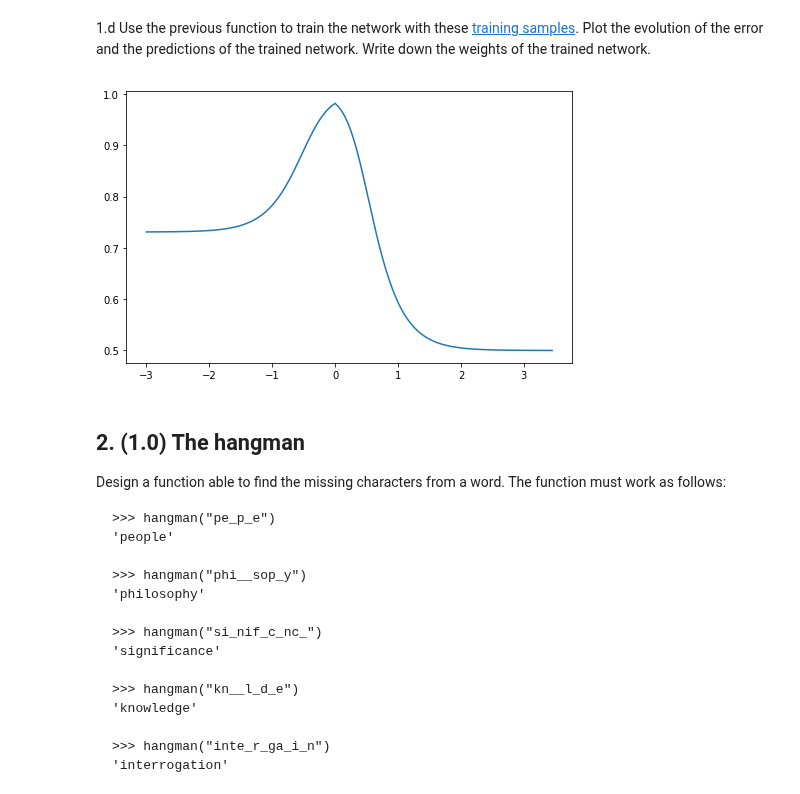
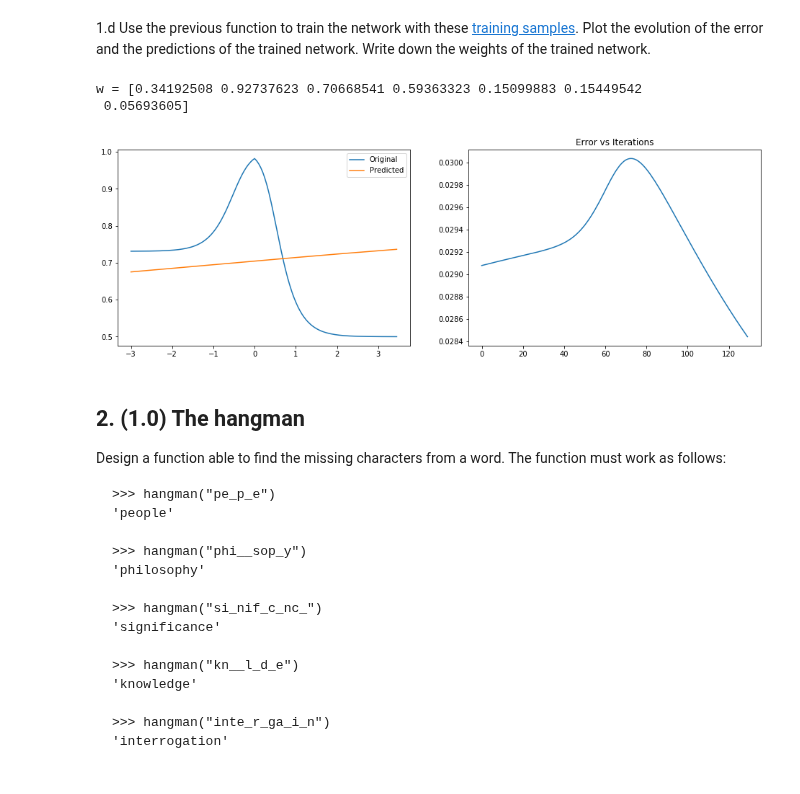
Before and after one commit to ingJSNA/machineLearning2018, a Jupyter notebook: assign4/ml-assign4-jsnavarroa.ipynb, the cells around one changed output. Saved outputs shown, nothing was run; the diff lists cells and outputs as text; code cells hidden in the pictures.

Commit message:
Implement backpropagation and train step

```diff
--- a/assign4/ml-assign4-jsnavarroa.ipynb
+++ b/assign4/ml-assign4-jsnavarroa.ipynb
@@ -71,7 +69,7 @@ def forward_propagate(x, w):
     a5 = x
     z5 = a5
 
-    a[2:4] = z5 * w[5:7]
+    a[2:4] = np.dot(z5, w[5:7])
     z[2:4] = vSigmoid(a[2:4])
     a3, a4 = a[2:4]
     z3, z4 = z[2:4]
@@ -146,29 +209,59 @@ def train_step(x, y, w, eta):
 # %% [markdown]
 1.d Use the previous function to train the network with these [training samples](http://fagonzalezo.github.io/ml/samples_assign4.txt).  Plot the evolution of the error and the predictions of the trained network. Write down the weights of the trained network.
-# %%
-path = get_file(os.path.abspath("./samples_assign4.txt"),
-                origin="http://fagonzalezo.github.io/ml/samples_assign4.txt" )
-
- # Read the file
-data = pd.read_csv(path, sep=" ", header=None)
-
-
-X = data.values[:, 0]
-Y = data.values[:, 1]
-
-fig, (ax) = plt.subplots(1, 1, figsize=(8, 5))
-ax.plot(X, Y)
-plt.show()
-# %% [output]
-[figure, removed]
-# %%
-Y_pred = np.array([])
-w = np.random.rand(7)
-for x, y_true in zip(X, Y):
-    a, z = forward_propagate(x, w)
-    z1 = z[0]
-    y_pred = z1
-    delta = bp(x, y_pred, w)
+# %%
+from sklearn.metrics import mean_squared_error
+
+# Get the data set
+path = get_file(os.path.abspath("./samples_assign4.txt"),
+                origin="http://fagonzalezo.github.io/ml/samples_assign4.txt" )
+
+data = pd.read_csv(path, sep=" ", header=None)
+
+X = data.values[:, 0]
+Y = data.values[:, 1]
+
+# Classification function
+def predict(X, w):
+    Y_pred = []
+    for x in X:
+        a, z = forward_propagate(x, w)
+        Y_pred.append(z[0])
+    return Y_pred
+
+# Error function
+def evalOnDataSet(X, Y, w):
+    Y_pred = predict(X, w)
+    return mean_squared_error(Y, Y_pred)
+
+# Train the network
+np.random.seed(42)
+eta = 0.01
+w = np.random.rand(7)
+
+error = []
+for epoch in range(1):
+    for x, y in zip(X, Y):
+        w = train_step(x, y, w, eta)
+        error.append(evalOnDataSet(X, Y, w))
+
+print("w =", w)
+
+Y_pred = predict(X, w)
+
+# Plot the predictions
+fig, (ax1, ax2) = plt.subplots(1, 2, figsize=(8*2, 5))
+ax1.plot(X, Y, label='Original')
+ax1.plot(X, Y_pred, label='Predicted')
+ax1.legend()
+
+ax2.set_title("Error vs Iterations")
+ax2.plot(range(len(error)), error)
+
+plt.show()
+# %% [output]
+w = [0.34192508 0.92737623 0.70668541 0.59363323 0.15099883 0.15449542
+ 0.05693605]
+[figure, added]
 # %% [markdown]
 ## 2. (1.0) The hangman
 
```
Also changed, not shown: parts of 5 cells of this notebook.
